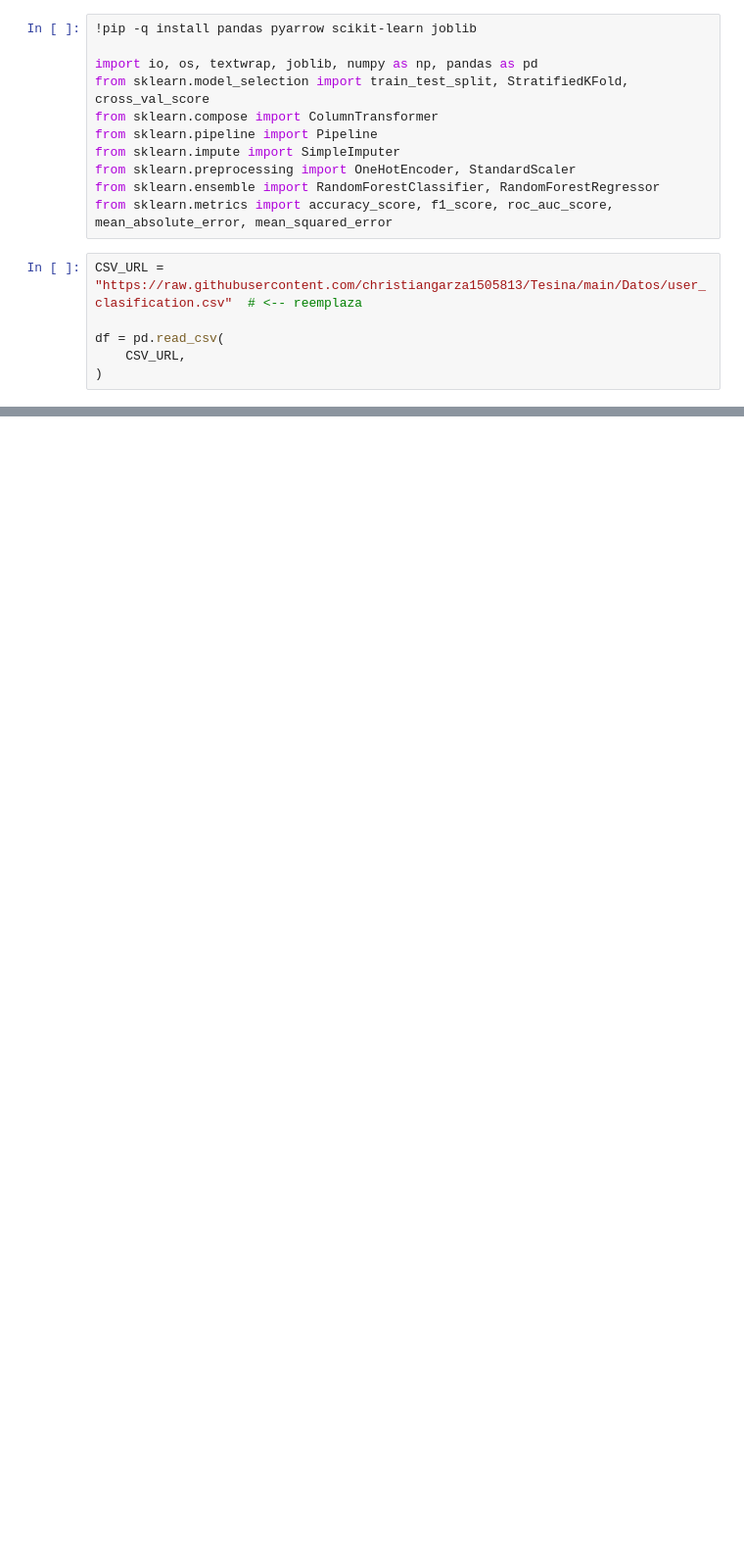
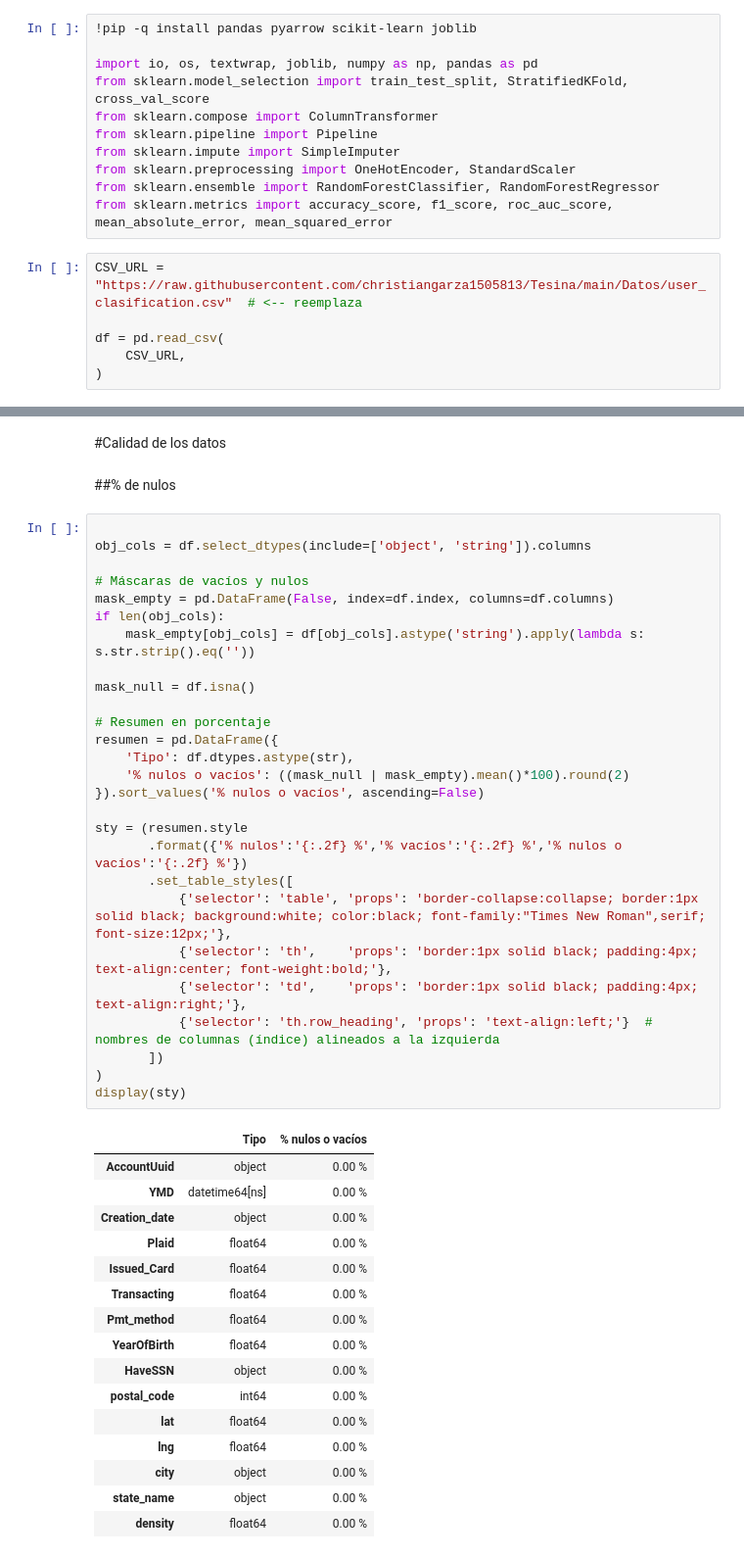
Before and after one commit to christiangarza1505813/Tesina, a Jupyter notebook: Model/model.ipynb, the cells around one changed output, grey strips where cells are left out. Shown at 98% size. Cells and saved outputs as stored; diff of their text form; blank space fills up the shorter version.

```diff
--- a/Model/model.ipynb
+++ b/Model/model.ipynb
@@ -26,0 +35,48 @@ df = df_sorted.drop_duplicates(subset=['AccountUuid'], keep='first')
+# %% [markdown]
+#Calidad de los datos
+# %% [markdown]
+##% de nulos
+# %%
+
+obj_cols = df.select_dtypes(include=['object', 'string']).columns
+
+# Máscaras de vacíos y nulos
+mask_empty = pd.DataFrame(False, index=df.index, columns=df.columns)
+if len(obj_cols):
+    mask_empty[obj_cols] = df[obj_cols].astype('string').apply(lambda s: s.str.strip().eq(''))
+
+mask_null = df.isna()
+
+# Resumen en porcentaje
+resumen = pd.DataFrame({
+    'Tipo': df.dtypes.astype(str),
+    '% nulos o vacíos': ((mask_null | mask_empty).mean()*100).round(2)
+}).sort_values('% nulos o vacíos', ascending=False)
+
+sty = (resumen.style
+       .format({'% nulos':'{:.2f} %','% vacíos':'{:.2f} %','% nulos o vacíos':'{:.2f} %'})
+       .set_table_styles([
+           {'selector': 'table', 'props': 'border-collapse:collapse; border:1px solid black; background:white; color:black; font-family:"Times New Roman",serif; font-size:12px;'},
+           {'selector': 'th',    'props': 'border:1px solid black; padding:4px; text-align:center; font-weight:bold;'},
+           {'selector': 'td',    'props': 'border:1px solid black; padding:4px; text-align:right;'},
+           {'selector': 'th.row_heading', 'props': 'text-align:left;'}  # nombres de columnas (índice) alineados a la izquierda
+       ])
+)
+display(sty)
+# %% [output]
+|  | Tipo | % nulos o vacíos |
+| AccountUuid | object | 0.00 % |
+| YMD | datetime64[ns] | 0.00 % |
+| Creation_date | object | 0.00 % |
+| Plaid | float64 | 0.00 % |
+| Issued_Card | float64 | 0.00 % |
+| Transacting | float64 | 0.00 % |
+| Pmt_method | float64 | 0.00 % |
+| YearOfBirth | float64 | 0.00 % |
+| HaveSSN | object | 0.00 % |
+| postal_code | int64 | 0.00 % |
+| lat | float64 | 0.00 % |
+| lng | float64 | 0.00 % |
+| city | object | 0.00 % |
+| state_name | object | 0.00 % |
+| density | float64 | 0.00 % |
```
Also changed, not shown: parts of 4 cells of this notebook.
